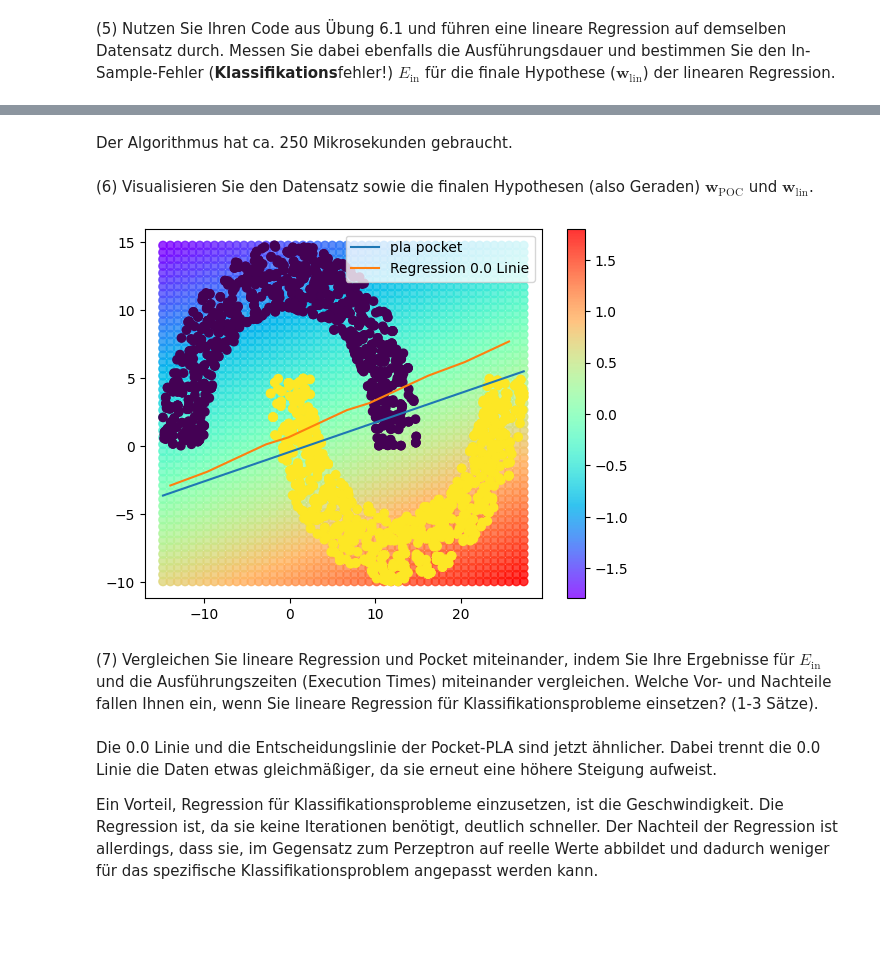
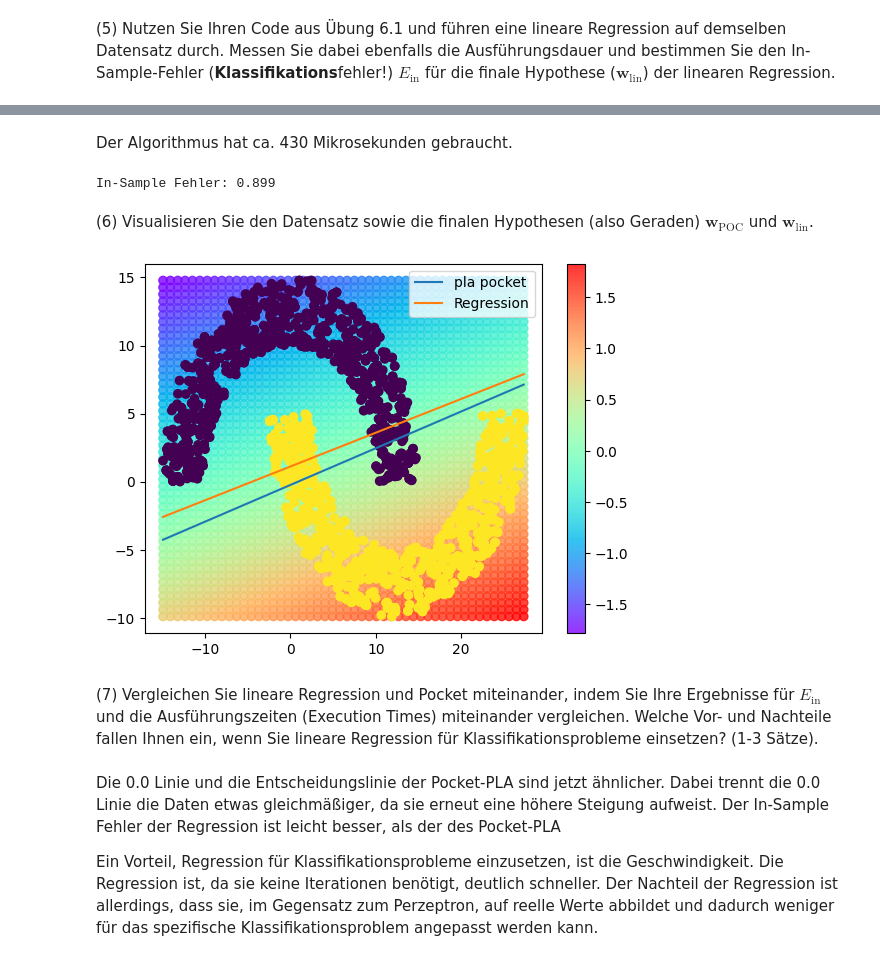
Before and after one commit to cortex359/ml1.ws25, a Jupyter notebook: uebung6/TKKR-6-Lineare-Regression-und-Klassifikation.ipynb, the cells around one changed output, grey strips where cells are left out. Saved outputs shown, nothing was run; the diff lists cells and outputs as text; code cells hidden in the pictures; blank space fills up the shorter version.

```diff
--- a/uebung6/TKKR-6-Lineare-Regression-und-Klassifikation.ipynb
+++ b/uebung6/TKKR-6-Lineare-Regression-und-Klassifikation.ipynb
@@ -335,29 +345,34 @@ Wall time: 253 μs
 # %% [markdown]
-Der Algorithmus hat ca. 250 Mikrosekunden gebraucht.
+Der Algorithmus hat ca. 430 Mikrosekunden gebraucht.
+# %%
+e_in_lin = (h(np.c_[np.ones(X_insep.shape[0]), X_insep], w_lin_2) == y_insep).sum() / y_insep.shape[0]
+print(f"In-Sample Fehler: {e_in_lin}")
+# %% [output]
+In-Sample Fehler: 0.899
 # %% [markdown]
 (6) Visualisieren Sie den Datensatz sowie die finalen Hypothesen (also Geraden) $\mathbf{w}_\text{POC}$ und $\mathbf{w}_\text{lin}$.
 # %%
 x_space = np.linspace(np.min(X_insep[:, 0]), np.max(X_insep[:, 0]))
 
 _, ax = plt.subplots()
 
 y_space = np.linspace(np.min(X_insep[:, 1]), np.max(X_insep[:, 1]))
 x_grid, y_grid = np.meshgrid(x_space, y_space)
 x_grid = x_grid.ravel()
 y_grid = y_grid.ravel()
 z_grid = np.c_[np.ones(x_grid.shape[0]), x_grid, y_grid] @ w_lin_2
 plt.scatter(x_grid, y_grid, c=z_grid, cmap='rainbow', alpha=0.8)
 plt.colorbar()
 plt.scatter(X_insep[:, 0], X_insep[:, 1], c=y_insep)
 plt.plot(x_space, g(x_space, w_pocket), label="pla pocket")
-plt.plot(x_grid[np.abs(z_grid) < 1e-2], y_grid[np.abs(z_grid) < 1e-2], label="Regression 0.0 Linie")
+plt.plot(x_space, g(x_space, w_lin_2), label="Regression")
 plt.legend()
 plt.show()
 # %% [output]
-[figure, old version]
+[figure, new version]
 # %% [markdown]
 (7) Vergleichen Sie lineare Regression und Pocket miteinander, indem Sie Ihre Ergebnisse für $E_\text{in}$ und die Ausführungszeiten (Execution Times) miteinander vergleichen. Welche Vor- und Nachteile fallen Ihnen ein, wenn Sie lineare Regression für Klassifikationsprobleme einsetzen? (1-3 Sätze).
 # %% [markdown]
-Die 0.0 Linie und die Entscheidungslinie der Pocket-PLA sind jetzt ähnlicher. Dabei trennt die 0.0 Linie die Daten etwas gleichmäßiger, da sie erneut eine höhere Steigung aufweist.
+Die 0.0 Linie und die Entscheidungslinie der Pocket-PLA sind jetzt ähnlicher. Dabei trennt die 0.0 Linie die Daten etwas gleichmäßiger, da sie erneut eine höhere Steigung aufweist. Der In-Sample Fehler der Regression ist leicht besser, als der des Pocket-PLA
 
-Ein Vorteil, Regression für Klassifikationsprobleme einzusetzen, ist die Geschwindigkeit. Die Regression ist, da sie keine Iterationen benötigt, deutlich schneller. Der Nachteil der Regression ist allerdings, dass sie, im Gegensatz zum Perzeptron auf reelle Werte abbildet und dadurch weniger für das spezifische Klassifikationsproblem angepasst werden kann.
+Ein Vorteil, Regression für Klassifikationsprobleme einzusetzen, ist die Geschwindigkeit. Die Regression ist, da sie keine Iterationen benötigt, deutlich schneller. Der Nachteil der Regression ist allerdings, dass sie, im Gegensatz zum Perzeptron, auf reelle Werte abbildet und dadurch weniger für das spezifische Klassifikationsproblem angepasst werden kann.
```
Also changed, not shown: parts of 11 cells of this notebook, 1 other file.
